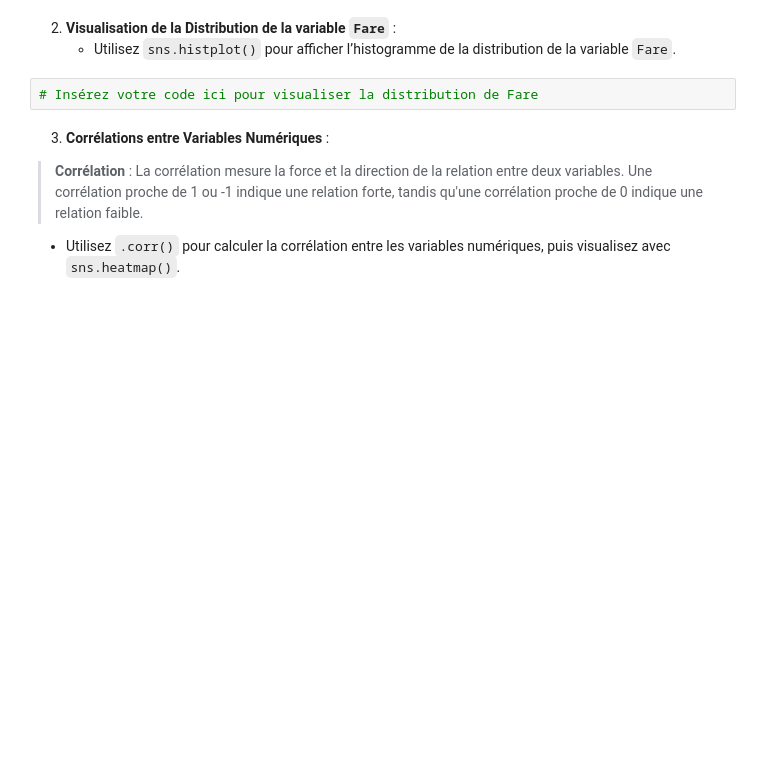
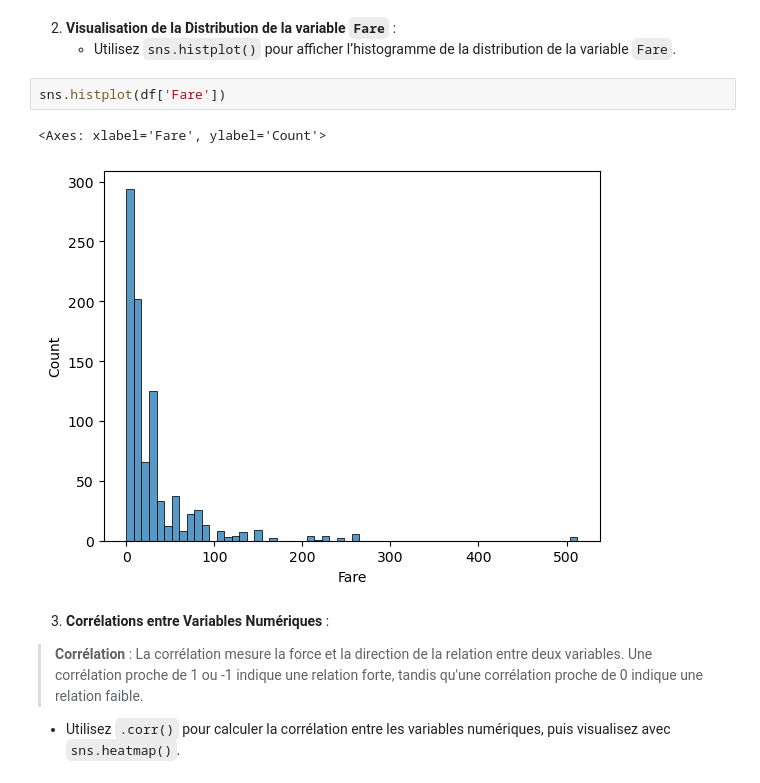
Before and after one commit to loicbonicontact-gif/Machine-Learning-Classification, a Jupyter notebook: entrainement/regression/notebooks/nb_01_Intro_ML_Prétraitement_Données.ipynb, the cells around one changed output. Saved outputs shown, nothing was run; the diff lists cells and outputs as text; blank space fills up the shorter version.

```diff
--- a/entrainement/regression/notebooks/nb_01_Intro_ML_Prétraitement_Données.ipynb
+++ b/entrainement/regression/notebooks/nb_01_Intro_ML_Prétraitement_Données.ipynb
@@ -133,7 +227,10 @@ Nous allons commencer par charger le dataset `titanic.csv`, qui contient des inf
 2. **Visualisation de la Distribution de la variable `Fare`** :
    - Utilisez `sns.histplot()` pour afficher l’histogramme de la distribution de la variable `Fare`.
 # %%
-# Insérez votre code ici pour visualiser la distribution de Fare
+sns.histplot(df['Fare'])
+# %% [output]
+<Axes: xlabel='Fare', ylabel='Count'>
+[figure, added]
 # %% [markdown]
 3. **Corrélations entre Variables Numériques** :
 
```
Also changed, not shown: parts of 31 cells of this notebook, 2 other files.
